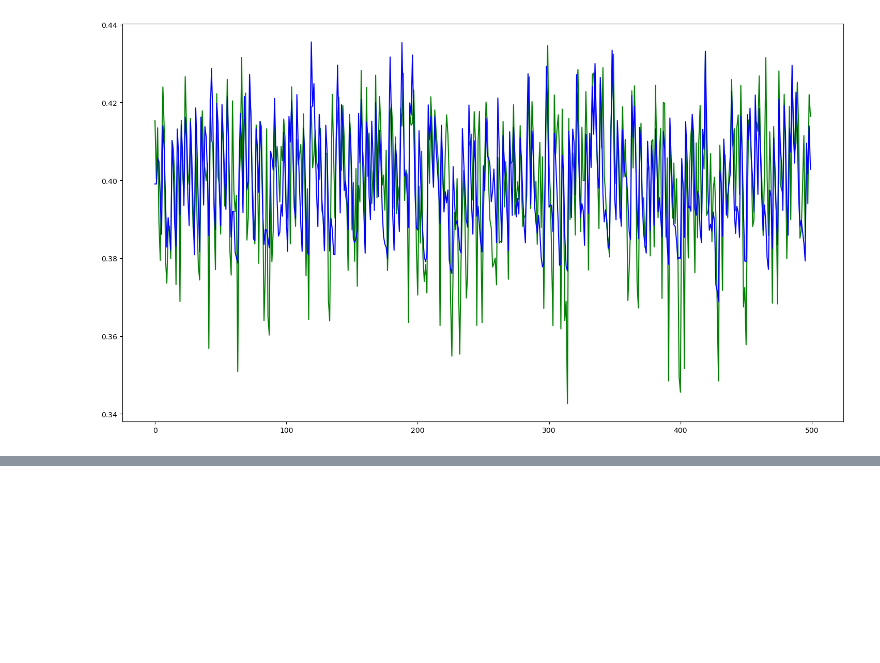
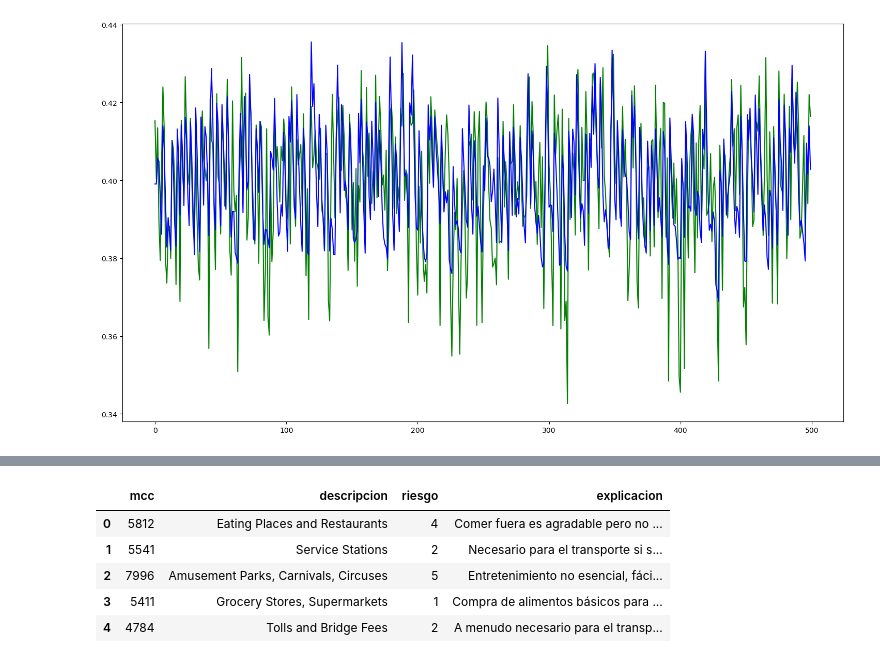
Before and after one commit to PabloJGC/rudolut, a Jupyter notebook: HackUPC.ipynb, the cells around one changed output, grey strips where cells are left out. Saved outputs shown, nothing was run; the diff lists cells and outputs as text; code cells hidden in the pictures; blank space fills up the shorter version.

```diff
--- a/HackUPC.ipynb
+++ b/HackUPC.ipynb
@@ -338,0 +446,10 @@ plt.plot(mlp_bs.predict(X_test_w[:500,:]),'b');
+# %%
+mcc_riesgos_df = pd.read_csv('mcc_riesgos.csv')
+mcc_riesgos_df.head()
+# %% [output]
+|  | mcc | descripcion | riesgo | explicacion |
+| 0 | 5812 | Eating Places and Restaurants | 4 | Comer fuera es agradable pero no ... |
+| 1 | 5541 | Service Stations | 2 | Necesario para el transporte si s... |
+| 2 | 7996 | Amusement Parks, Carnivals, Circuses | 5 | Entretenimiento no esencial, fáci... |
+| 3 | 5411 | Grocery Stores, Supermarkets | 1 | Compra de alimentos básicos para ... |
+| 4 | 4784 | Tolls and Bridge Fees | 2 | A menudo necesario para el transp... |
```
Also changed, not shown: parts of 7 cells of this notebook.
